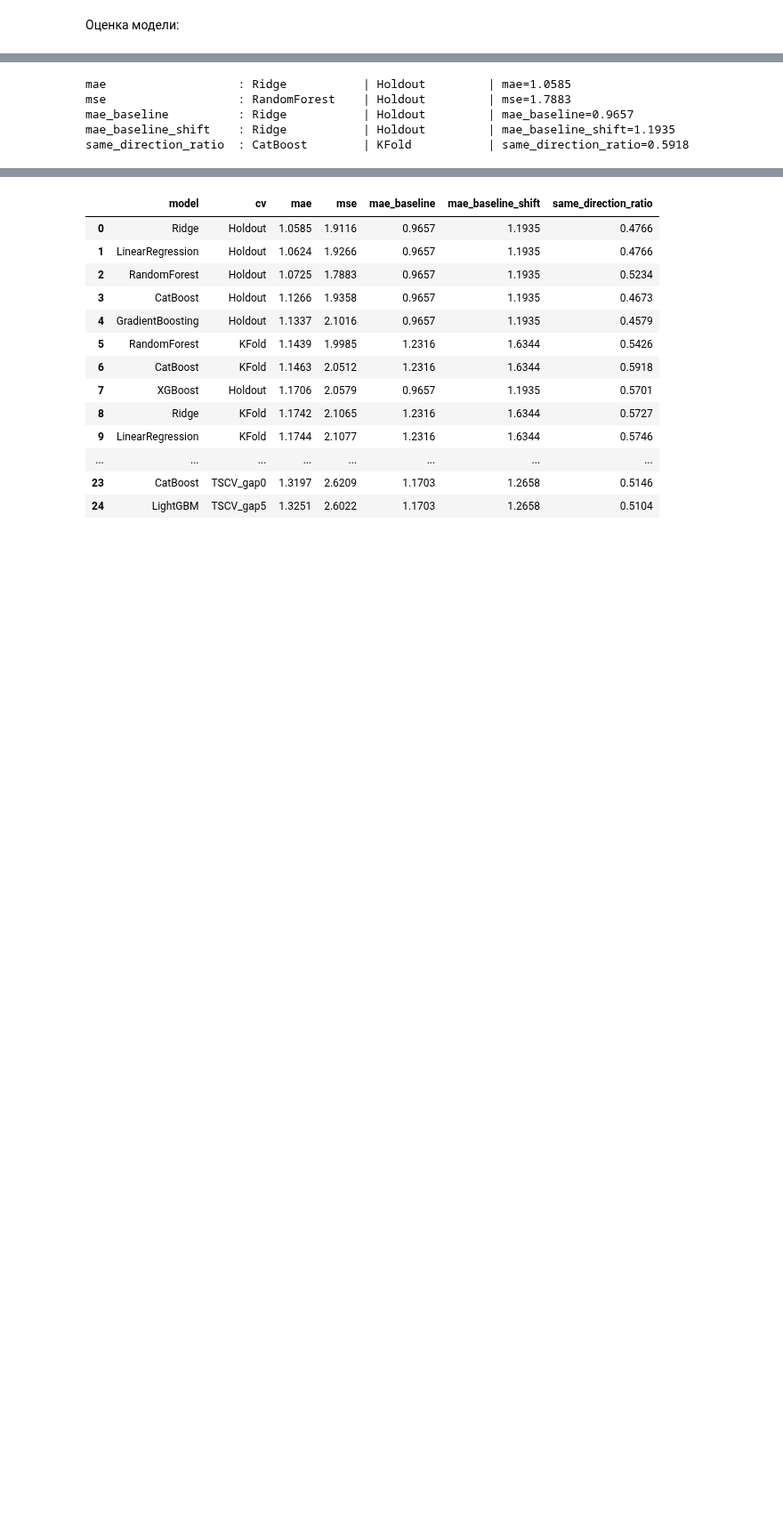
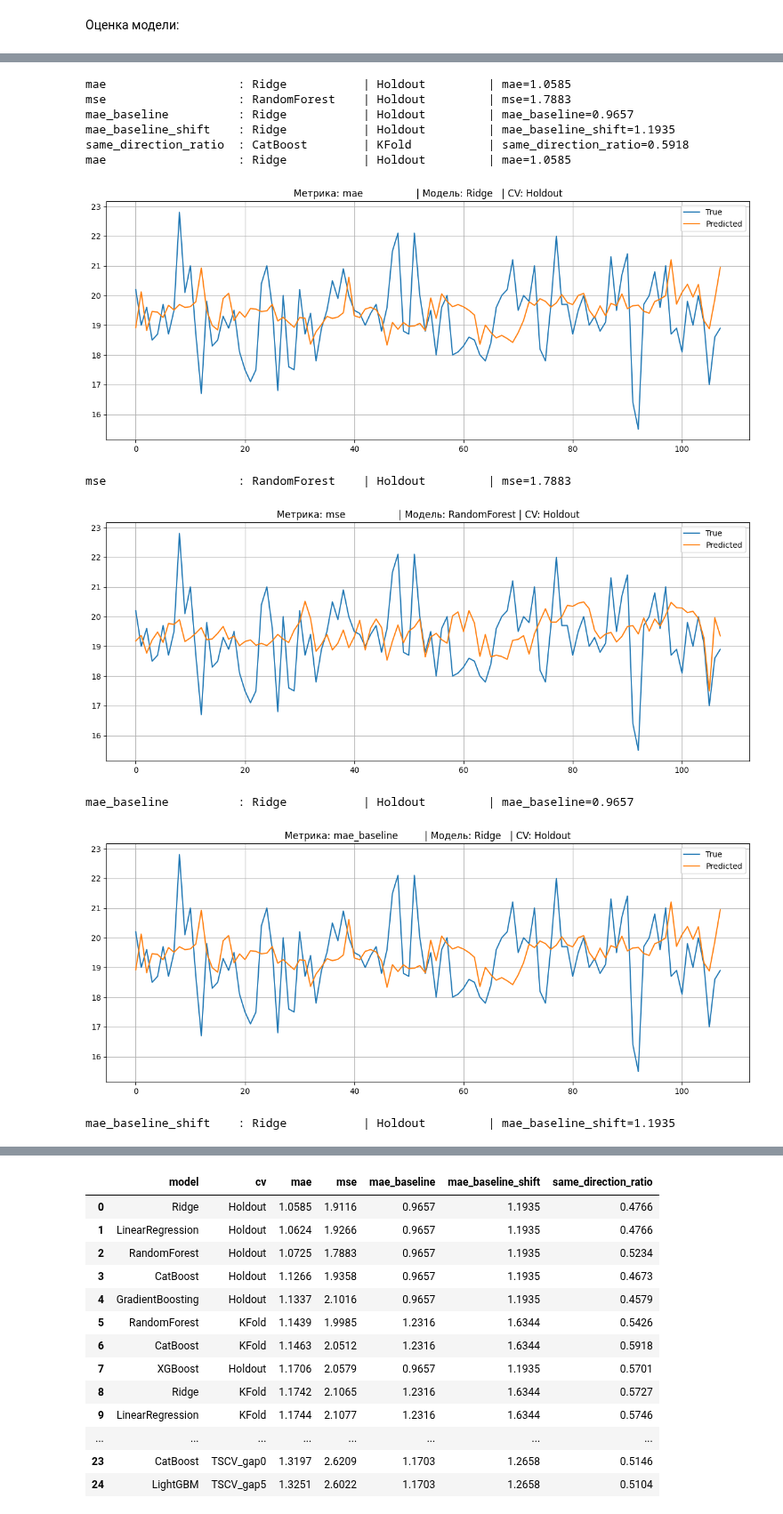
Before and after one commit to Validoleech/Study, a Jupyter notebook: PredictiveAnalytics/2/main.ipynb, the cells around one changed output, grey strips where cells are left out. Shown at 89% size. Saved outputs shown, nothing was run; the diff lists cells and outputs as text; code cells hidden in the pictures; blank space fills up the shorter version.

```diff
--- a/PredictiveAnalytics/2/main.ipynb
+++ b/PredictiveAnalytics/2/main.ipynb
@@ -115,7 +127,8 @@ models = {
             n_estimators=800,
             learning_rate=0.05,
             objective='mae',
-            random_state=RANDOM_STATE))
+            random_state=RANDOM_STATE,
+            verbose=-1))
     ]),
 
     'XGBoost': Pipeline([
@@ -214,20 +229,61 @@ You can set `force_col_wise=true` to remove the overhead.
 # %%
 metrics = ['mae', 'mse', 'mae_baseline',
            'mae_baseline_shift', 'same_direction_ratio']
 
 res_df = (pd.DataFrame(results)
           .round(4)
           .sort_values('mae')
           .reset_index(drop=True))
 
 for m in metrics:
     idx = res_df[m].idxmax(
     ) if m == 'same_direction_ratio' else res_df[m].idxmin()
     row = res_df.loc[idx]
     print(f'{m:<22}: {row.model:<15} | {row.cv:<15} | {m}={row[m]:.4f}')
+
+    import matplotlib.pyplot as plt
+
+    best_idx = res_df['mae'].idxmin()
+    best_row = res_df.loc[best_idx]
+    best_model = models[best_row['model']]
+    best_cv = cv_dict[best_row['cv']]
+
+for m in metrics:
+    # Выбор наилучшей модели по метрике
+    idx = res_df[m].idxmax(
+    ) if m == 'same_direction_ratio' else res_df[m].idxmin()
+    row = res_df.loc[idx]
+
+    print(f'{m:<22}: {row.model:<15} | {row.cv:<15} | {m}={row[m]:.4f}')
+
+    model = models[row['model']]
+    cv = cv_dict[row['cv']]
+
+    for train_index, test_index in cv.split(X, y):
+        X_train, X_test = X.iloc[train_index], X.iloc[test_index]
+        y_train, y_test = y.iloc[train_index], y.iloc[test_index]
+        model.fit(X_train, y_train)
+        y_pred = model.predict(X_test)
+
+        plt.figure(figsize=(12, 5))
+        plt.plot(y_test.values, label='True')
+        plt.plot(y_pred, label='Predicted')
+        plt.title(f"Метрика: {m:<20} | Модель: {row['model']:<7} | CV: {row['cv']}")
+        plt.legend()
+        plt.grid(True)
+        plt.tight_layout()
+        plt.show()
+        break
 # %% [output]
 mae                   : Ridge           | Holdout         | mae=1.0585
 mse                   : RandomForest    | Holdout         | mse=1.7883
 mae_baseline          : Ridge           | Holdout         | mae_baseline=0.9657
 mae_baseline_shift    : Ridge           | Holdout         | mae_baseline_shift=1.1935
 same_direction_ratio  : CatBoost        | KFold           | same_direction_ratio=0.5918
+mae                   : Ridge           | Holdout         | mae=1.0585
+[figure, added]
+mse                   : RandomForest    | Holdout         | mse=1.7883
+[figure, added]
+mae_baseline          : Ridge           | Holdout         | mae_baseline=0.9657
+[figure, added]
+mae_baseline_shift    : Ridge           | Holdout         | mae_baseline_shift=1.1935
```
Also changed, not shown: parts of 7 cells of this notebook.
